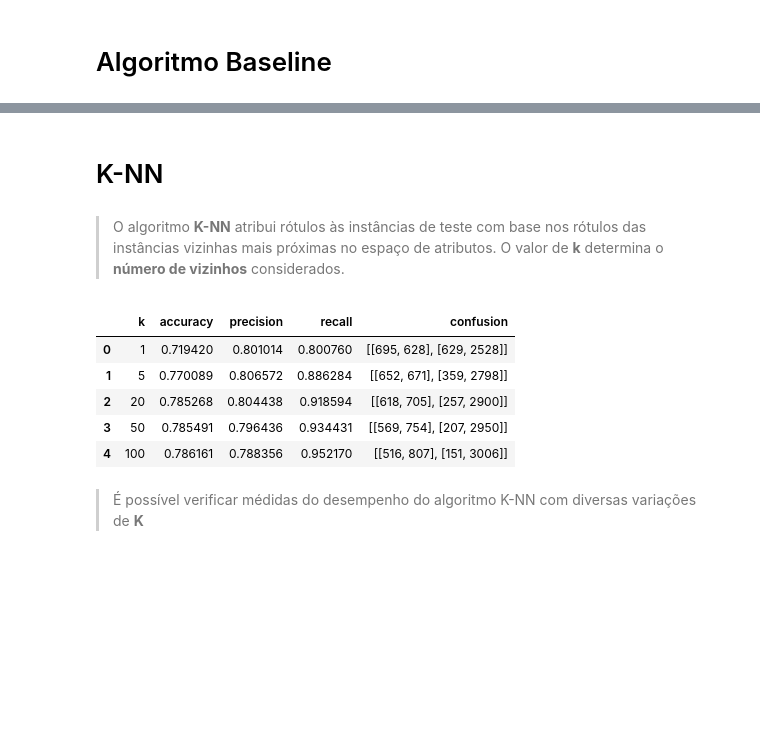
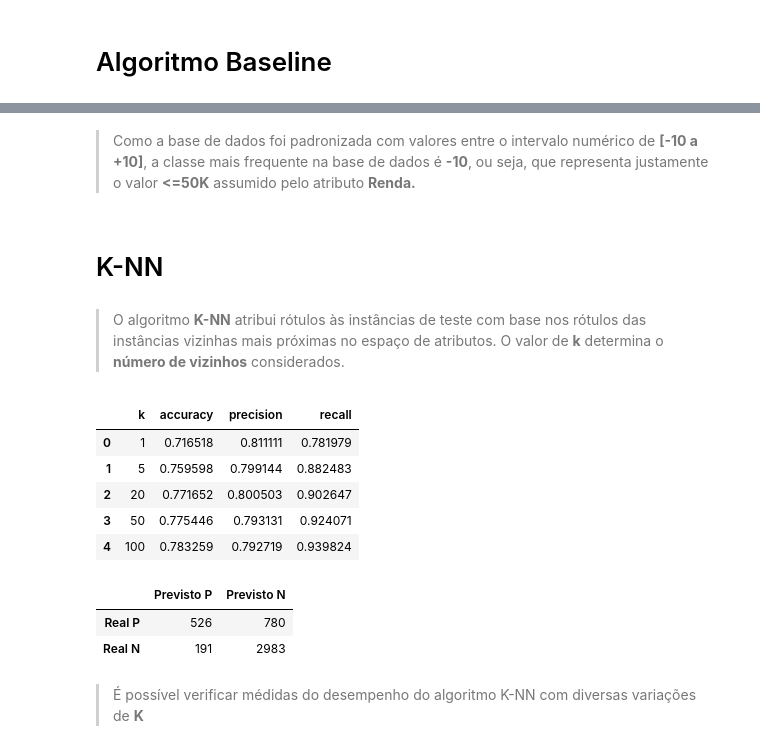
Before and after one commit to Henrique-Navarro/IA-Algoritmos-Aprendizado-de-Maquina-Juptyter, a Jupyter notebook: jupyter_notebook.ipynb, the cells around one changed output, grey strips where cells are left out. Saved outputs shown, nothing was run; the diff lists cells and outputs as text; code cells hidden in the pictures; blank space fills up the shorter version.

Commit message:
resultados

```diff
--- a/jupyter_notebook.ipynb
+++ b/jupyter_notebook.ipynb
@@ -163,8 +163,20 @@ def calculate_confusion_matrix(y_true, y_pred):
         elif true_label == 1 and predicted_label == 0:
             false_negatives += 1
 
-    confusion = [[true_negatives, false_positives], [false_negatives, true_positives]]
+    confusion_df = pd.DataFrame({
+        'Previsto P': [true_positives, false_positives],
+        'Previsto N': [false_negatives, true_negatives]
+    }, index=['Real P', 'Real N'])
 
-    return confusion
+    return confusion_df
+
+def calculate_confusion_matrix_bl(y_true, y_pred):
+    confusion = confusion_matrix(y_true, y_pred)
+    confusion_df = pd.DataFrame(
+        confusion,
+        index=['Real P', 'Real N'],
+        columns=['Previsto P', 'Previsto N']
+    )
+    return confusion_df
 # %% [markdown]
 # Algoritmo Baseline
@@ -209,7 +201,9 @@ A classe mais frequente na base de dados é: -10.0 e possui 12735 exemplos
+# %% [markdown]
+> Como a base de dados foi padronizada com valores entre o intervalo numérico de **[-10 a +10]**, a classe mais frequente na base de dados é **-10**, ou seja, que representa justamente o valor **<=50K** assumido pelo atributo **Renda.**
 # %% [markdown]
 # K-NN
-# %% [markdown]
-> O algoritmo **K-NN** atribui rótulos às instâncias de teste com base nos rótulos das instâncias vizinhas mais próximas no espaço de atributos. O valor de **k** determina o **número de vizinhos** considerados.
+# %% [markdown]
+> O algoritmo **K-NN** atribui rótulos às instâncias de teste com base nos rótulos das instâncias vizinhas mais próximas no espaço de atributos. O valor de **k** determina o **número de vizinhos** considerados.
 # %%
 from sklearn.neighbors import KNeighborsClassifier
 def knn_model(train_data, test_data, k):
@@ -242,24 +236,32 @@ def knn_model(train_data, test_data, k):
 
     return accuracy, precision, recall, confusion
 # %%
-k_values = [1, 5, 20, 50, 100]
-results = []
+def metricas_knn():
+    k_values = [1, 5, 20, 50, 100]
+    results = []
 
-for k in k_values:
-    accuracy, precision, recall, confusion = knn_model(db_treino, db_teste, k)
-    results.append([k, accuracy, precision, recall, confusion])
+    for k in k_values:
+        accuracy, precision, recall, confusion = knn_model(db_treino, db_teste, k)
+        results.append([k, accuracy, precision, recall])
 
-columns = ['k', 'accuracy', 'precision', 'recall', 'confusion']
-metricas_res = pd.DataFrame(results, columns=columns)
-display(metricas_res)
-#display(confusao)
+    columns = ['k', 'accuracy', 'precision', 'recall']
+    metricas_res = pd.DataFrame(results, columns=columns)
+    display(metricas_res)
+    display(confusion)
+
+    return metricas_res, confusion
+
+metricas_knn_res, confusion_knn = metricas_knn()
 # %% [output]
-|  | k | accuracy | precision | recall | confusion |
-| 0 | 1 | 0.719420 | 0.801014 | 0.800760 | [[695, 628], [629, 2528]] |
-| 1 | 5 | 0.770089 | 0.806572 | 0.886284 | [[652, 671], [359, 2798]] |
-| 2 | 20 | 0.785268 | 0.804438 | 0.918594 | [[618, 705], [257, 2900]] |
-| 3 | 50 | 0.785491 | 0.796436 | 0.934431 | [[569, 754], [207, 2950]] |
-| 4 | 100 | 0.786161 | 0.788356 | 0.952170 | [[516, 807], [151, 3006]] |
+|  | k | accuracy | precision | recall |
+| 0 | 1 | 0.716518 | 0.811111 | 0.781979 |
+| 1 | 5 | 0.759598 | 0.799144 | 0.882483 |
+| 2 | 20 | 0.771652 | 0.800503 | 0.902647 |
+| 3 | 50 | 0.775446 | 0.793131 | 0.924071 |
+| 4 | 100 | 0.783259 | 0.792719 | 0.939824 |
+|  | Previsto P | Previsto N |
+| Real P | 526 | 780 |
+| Real N | 191 | 2983 |
 # %% [markdown]
 > É possível verificar médidas do desempenho do algoritmo K-NN com diversas variações de **K**
 # %% [markdown]
```
Also changed, not shown: parts of 50 cells of this notebook.
